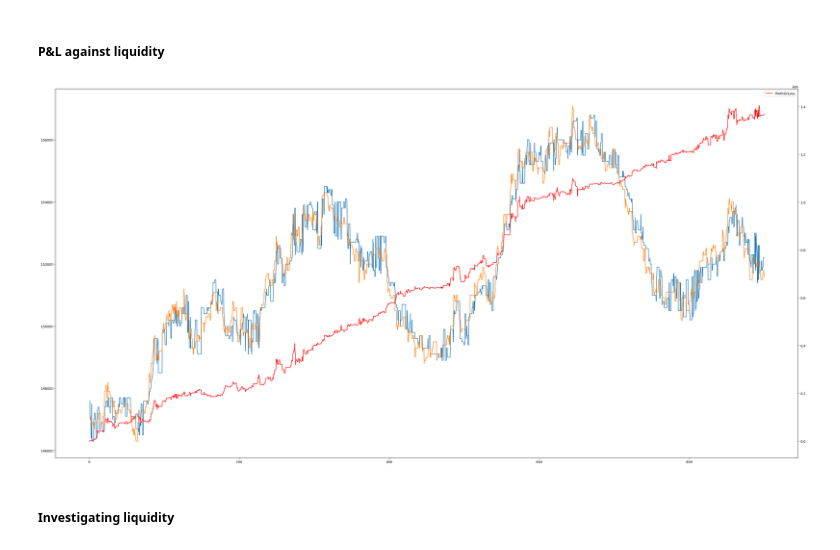
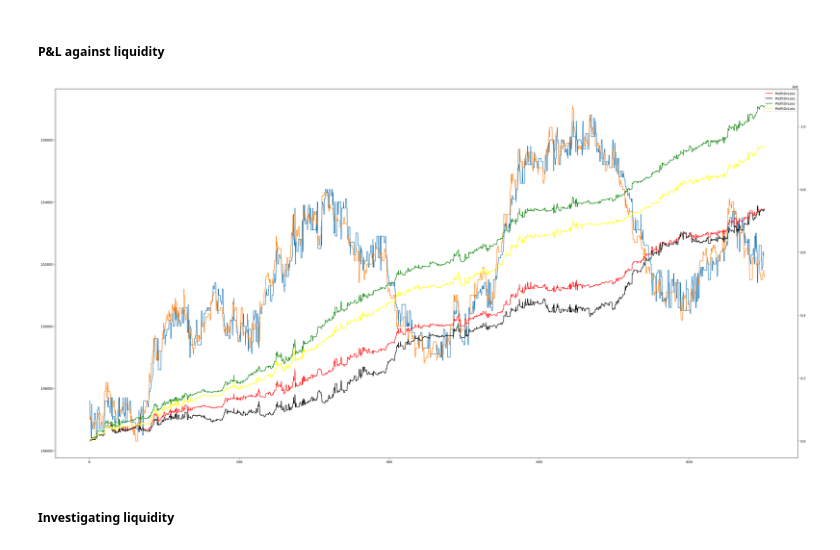
Before and after one commit to matthewgomezcullen/Ready-Trader-Go, a Jupyter notebook: research/viz.ipynb, the cells around one changed output. Cells and saved outputs as stored; diff of their text form; code cells hidden in the pictures.

```diff
--- a/research/viz.ipynb
+++ b/research/viz.ipynb
@@ -17,19 +15,23 @@ FileExistsError: [Errno 17] File exists: '1.0.0/'
 # %%
 df = pd.read_csv('../score_board.csv')
 df.head()
 plt.plot(df['Time'], df['EtfPrice'], label='EtfPrice')
 plt.plot(df['Time'], df['FuturePrice'], label='FuturePrice')
 
-df1 = df[df['Team'] == 'TraderOne']
+df1 = df[df['Team'] == 'Emineminem']
+df2 = df[df['Team'] == 'AdvancedL']
 ax2 = plt.twinx()
 ax2.plot(df1['Time'], df1['ProfitOrLoss'], label='ProfitOrLoss', color='red')
+ax2.plot(df2['Time'], df2['ProfitOrLoss'], label='ProfitOrLoss', color='black')
+ax2.plot(df1['Time'], df[df['Team']=='SimpleL']['ProfitOrLoss'], label='ProfitOrLoss', color='green')
+ax2.plot(df1['Time'], df[df['Team']=='Benchmark']['ProfitOrLoss'], label='ProfitOrLoss', color='yellow')
 # only plot rows where Team is Team1
 plt.rcParams["figure.figsize"] = (40,20)
 plt.legend()
 plt.savefig(PATH + 'p&l.png')
 plt.show()
 # %% [output]
-[figure, old version]
+[figure, new version]
 # %% [markdown]
 ##### Investigating liquidity
 # %%
```
Also changed, not shown: parts of 1 cell of this notebook, 11 other files.
